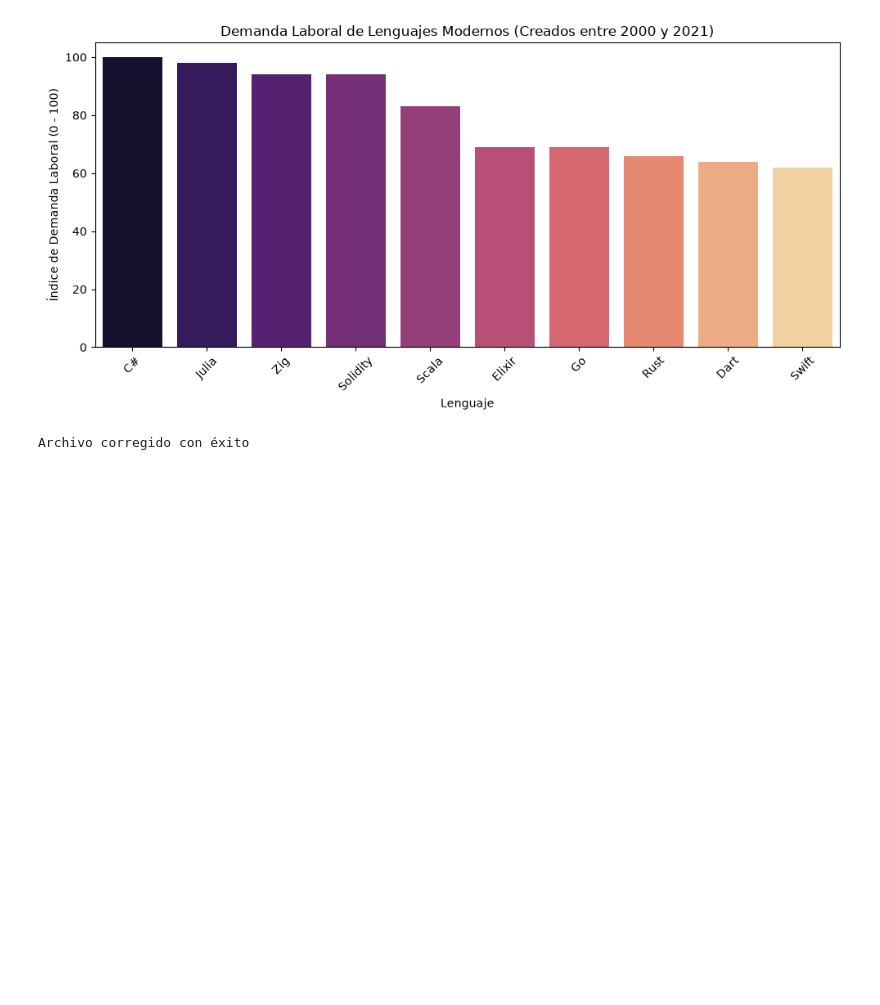
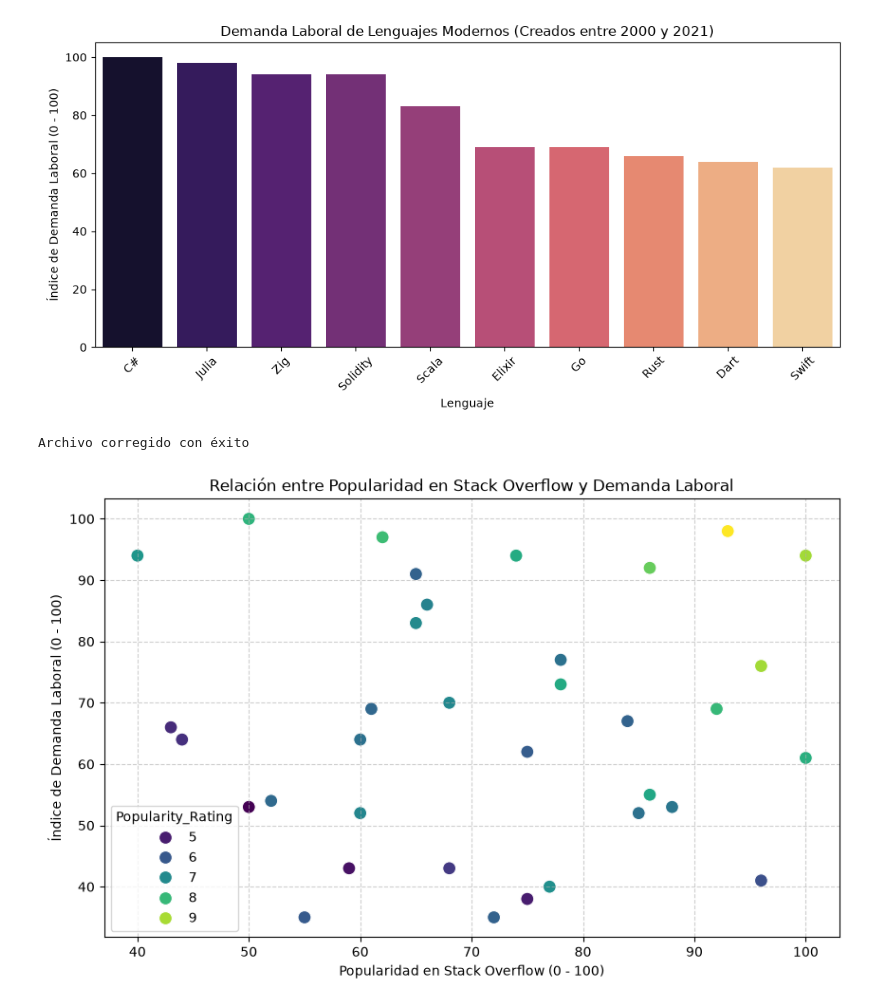
Before and after one commit to Gianellamor/Taller-De-Lenguajes-Desafios, a Jupyter notebook: Desafio2/analisisDataset.ipynb, the cells around one changed output. Cells and saved outputs as stored; diff of their text form; code cells hidden in the pictures; blank space fills up the shorter version.

```diff
--- a/Desafio2/analisisDataset.ipynb
+++ b/Desafio2/analisisDataset.ipynb
@@ -215,9 +215,22 @@ print("Archivo corregido con éxito")
 Archivo corregido con éxito
 # %%
 # Scatter Plot Rating vs Change
-plt.figure(figsize=(10,6))
-sns.scatterplot(data=df, x="Rating_Pct", y="Change_Pct", hue="Paradigm")
-plt.title("Relación entre Rating y Change")
-plt.xlabel("Rating (%)")
-plt.ylabel("Cambio (%)")
+plt.figure(figsize=(10, 6))
+
+# Usamos las columnas reales de tu dataset:
+sns.scatterplot(
+    data=df,
+    x="StackOverflow_Popularity",
+    y="Job_Demand_Index",
+    hue="Popularity_Rating",
+    palette="viridis",
+    s=100
+)
+
+plt.title("Relación entre Popularidad en Stack Overflow y Demanda Laboral")
+plt.xlabel("Popularidad en Stack Overflow (0 - 100)")
+plt.ylabel("Índice de Demanda Laboral (0 - 100)")
+plt.grid(True, linestyle="--", alpha=0.6)
 plt.show()
+# %% [output]
+[figure, added]
```
